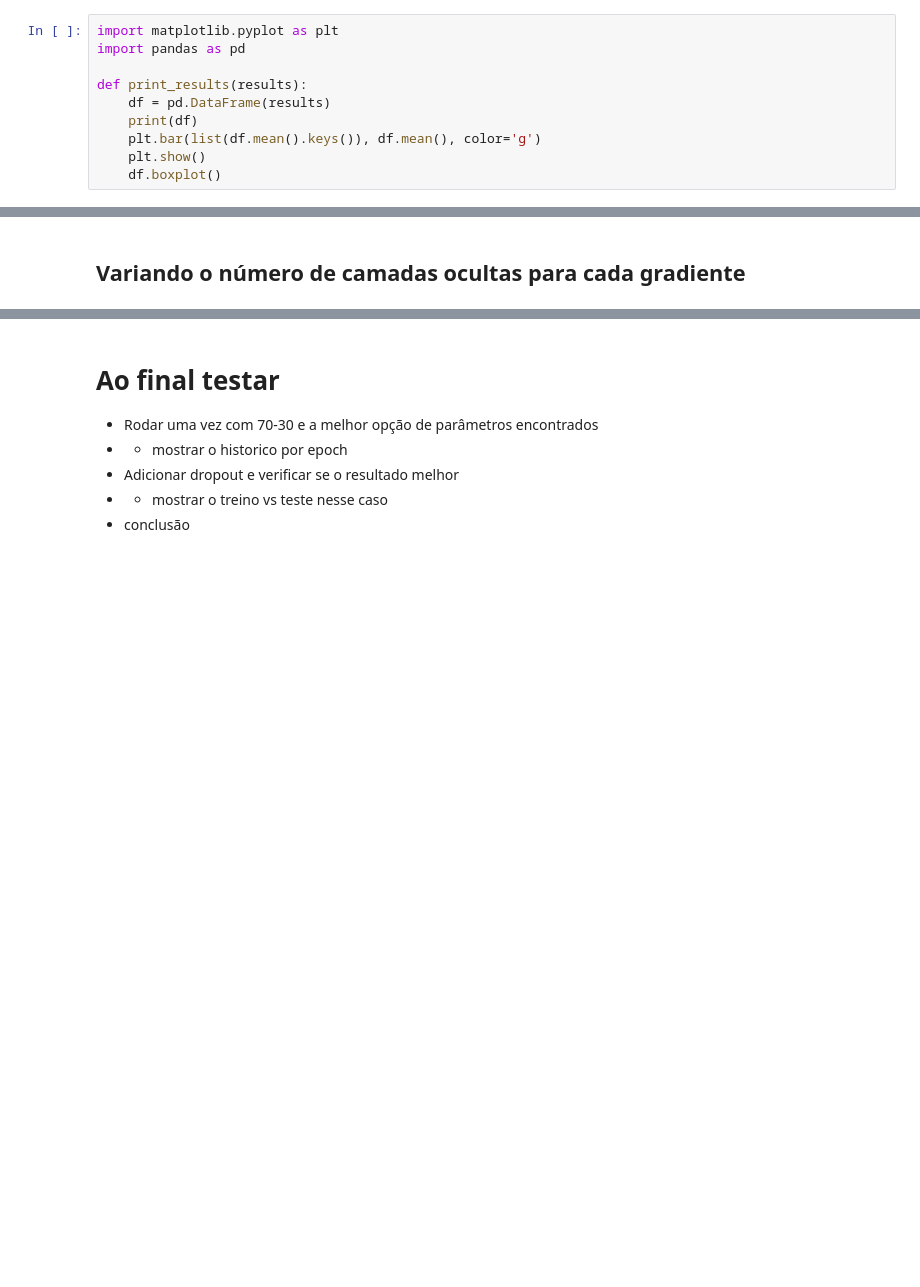
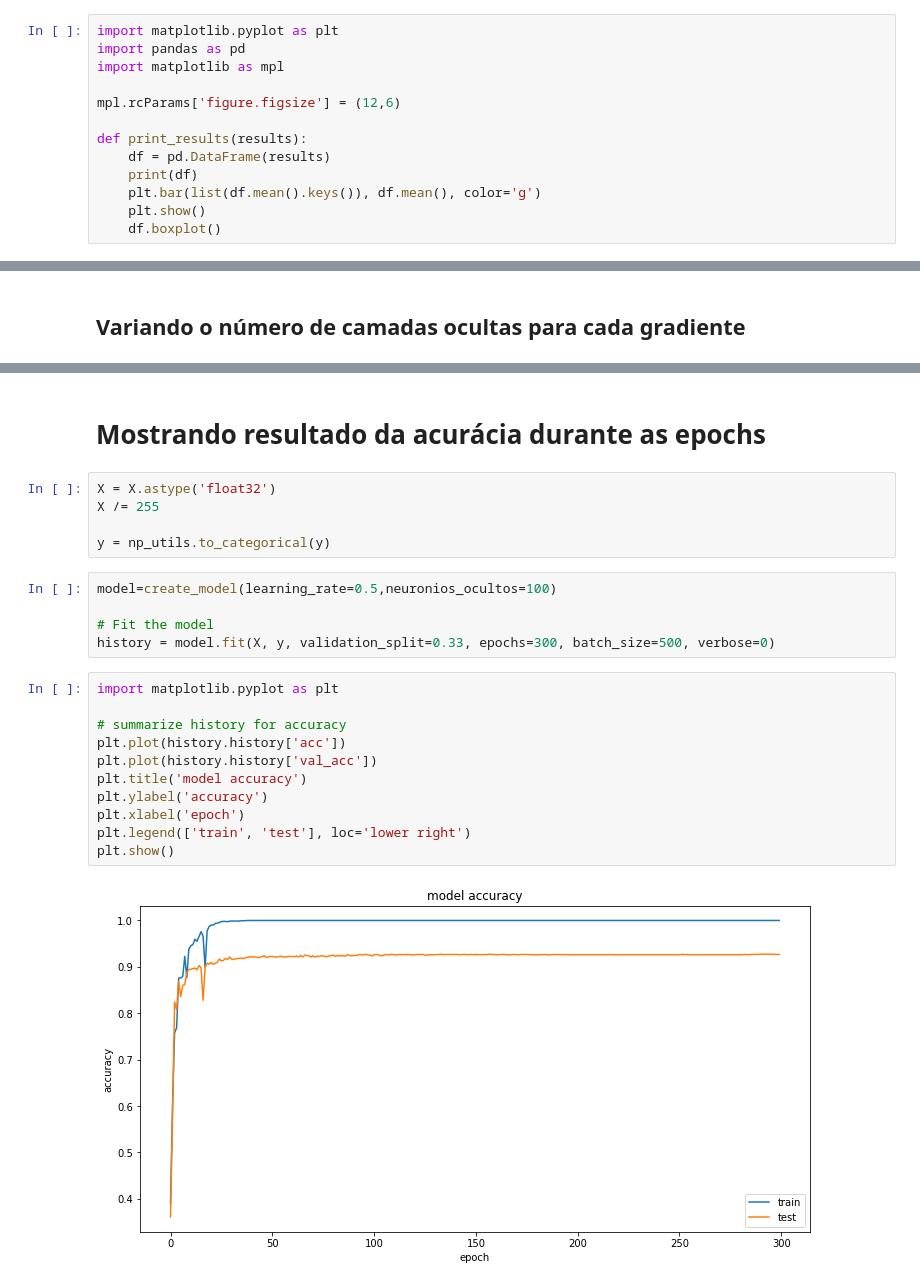
Before and after one commit to lfomendes/ml-neural, a Jupyter notebook: tp1-ml.ipynb, the cells around one changed output, grey strips where cells are left out. Drawn from its saved outputs; the diff is of its cells as text; blank space fills up the shorter version.

Commit message:
Adicionando acurancia no teste e treino

```diff
--- a/tp1-ml.ipynb
+++ b/tp1-ml.ipynb
@@ -228,6 +226,9 @@ Para facilitar as conclusões vamos definir uma função que mostra o histograma
 # %%
 import matplotlib.pyplot as plt
 import pandas as pd
+import matplotlib as mpl
+
+mpl.rcParams['figure.figsize'] = (12,6)
 
 def print_results(results):
     df = pd.DataFrame(results)
@@ -449,8 +477,25 @@ print_results(neuroniosXbatch_results)
-# %% [markdown]
-# Ao final testar
-
-* Rodar uma vez com 70-30 e a melhor opção de parâmetros encontrados
-* * mostrar o historico por epoch
-* Adicionar dropout e verificar se o resultado melhor
-* * mostrar o treino vs teste nesse caso
-* conclusão
+# %% [markdown]
+# Mostrando resultado da acurácia durante as epochs
+# %%
+X = X.astype('float32')
+X /= 255
+
+y = np_utils.to_categorical(y)
+# %%
+model=create_model(learning_rate=0.5,neuronios_ocultos=100)
+
+# Fit the model
+history = model.fit(X, y, validation_split=0.33, epochs=300, batch_size=500, verbose=0)
+# %%
+import matplotlib.pyplot as plt
+
+# summarize history for accuracy
+plt.plot(history.history['acc'])
+plt.plot(history.history['val_acc'])
+plt.title('model accuracy')
+plt.ylabel('accuracy')
+plt.xlabel('epoch')
+plt.legend(['train', 'test'], loc='lower right')
+plt.show()
+# %% [output]
+[figure, added]
```
Also changed, not shown: parts of 9 cells of this notebook.
